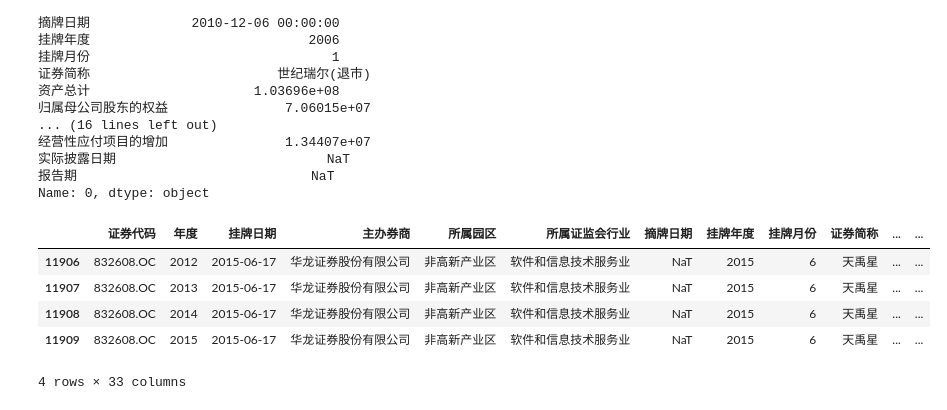
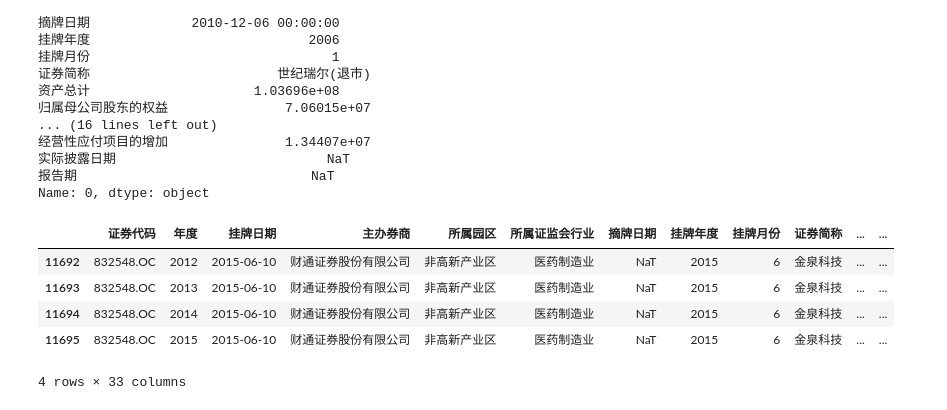
Before and after one commit to januslian/neeqem, a Jupyter notebook: src/Accountings.ipynb, the cells around one changed output. Cells and saved outputs as stored; diff of their text form; code cells hidden in the pictures.

Commit message:
Accounting updated

```diff
--- a/src/Accountings.ipynb
+++ b/src/Accountings.ipynb
@@ -145,13 +145,13 @@ accounting_neeq_long1[accounting_neeq_long1["relativeYear"] == -3].to_csv('../da
 accounting_neeq_long1.loc[accounting_neeq_long1["relativeYear"] == -1][~(accounting_neeq_long1.loc[accounting_neeq_long1["relativeYear"] == -1, "证券代码"].isin(
 accounting_neeq_long1.loc[accounting_neeq_long1["relativeYear"] == -2, "证券代码"]))].to_csv("../data/tmp5.csv", index=False)
 # %%
-accounting_neeq_long1[accounting_neeq_long1["证券代码"]=="832608.OC"]
+accounting_neeq_long1[accounting_neeq_long1["证券代码"]=="832548.OC"]
 # %% [output]
 |  | 证券代码 | 年度 | 挂牌日期 | 主办券商 | 所属园区 | 所属证监会行业 | 摘牌日期 | 挂牌年度 | 挂牌月份 | 证券简称 | ... | ... |
-| 11906 | 832608.OC | 2012 | 2015-06-17 | 华龙证券股份有限公司 | 非高新产业区 | 软件和信息技术服务业 | NaT | 2015 | 6 | 天禹星 | ... | ... |
-| 11907 | 832608.OC | 2013 | 2015-06-17 | 华龙证券股份有限公司 | 非高新产业区 | 软件和信息技术服务业 | NaT | 2015 | 6 | 天禹星 | ... | ... |
-| 11908 | 832608.OC | 2014 | 2015-06-17 | 华龙证券股份有限公司 | 非高新产业区 | 软件和信息技术服务业 | NaT | 2015 | 6 | 天禹星 | ... | ... |
-| 11909 | 832608.OC | 2015 | 2015-06-17 | 华龙证券股份有限公司 | 非高新产业区 | 软件和信息技术服务业 | NaT | 2015 | 6 | 天禹星 | ... | ... |
+| 11692 | 832548.OC | 2012 | 2015-06-10 | 财通证券股份有限公司 | 非高新产业区 | 医药制造业 | NaT | 2015 | 6 | 金泉科技 | ... | ... |
+| 11693 | 832548.OC | 2013 | 2015-06-10 | 财通证券股份有限公司 | 非高新产业区 | 医药制造业 | NaT | 2015 | 6 | 金泉科技 | ... | ... |
+| 11694 | 832548.OC | 2014 | 2015-06-10 | 财通证券股份有限公司 | 非高新产业区 | 医药制造业 | NaT | 2015 | 6 | 金泉科技 | ... | ... |
+| 11695 | 832548.OC | 2015 | 2015-06-10 | 财通证券股份有限公司 | 非高新产业区 | 医药制造业 | NaT | 2015 | 6 | 金泉科技 | ... | ... |
 4 rows × 33 columns
 # %%
 StkcdChangedYear = ["832482.OC", "832498.OC", "832537.OC", "430702.OC", "830767.OC", "830780.OC",
```
Also changed, not shown: parts of 6 cells of this notebook, 3 other files.
